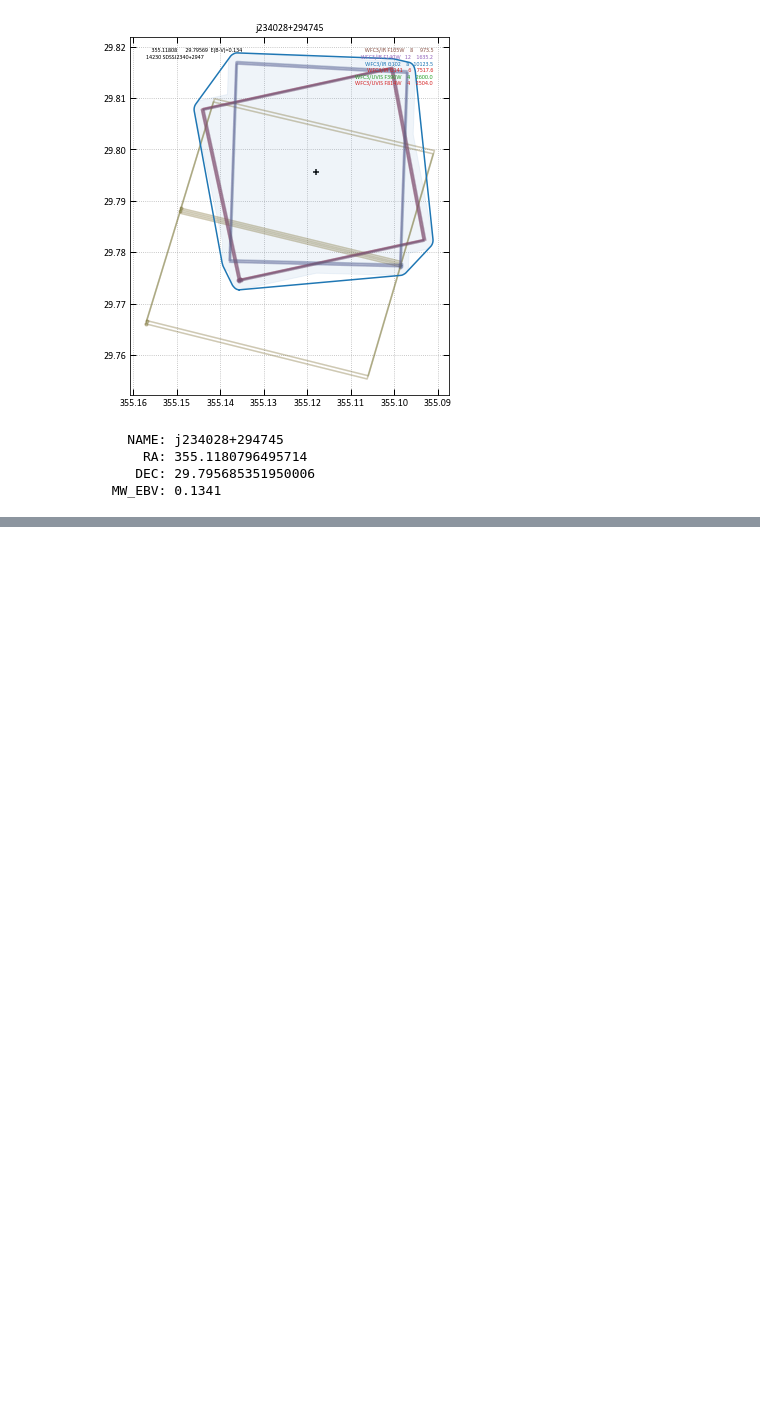
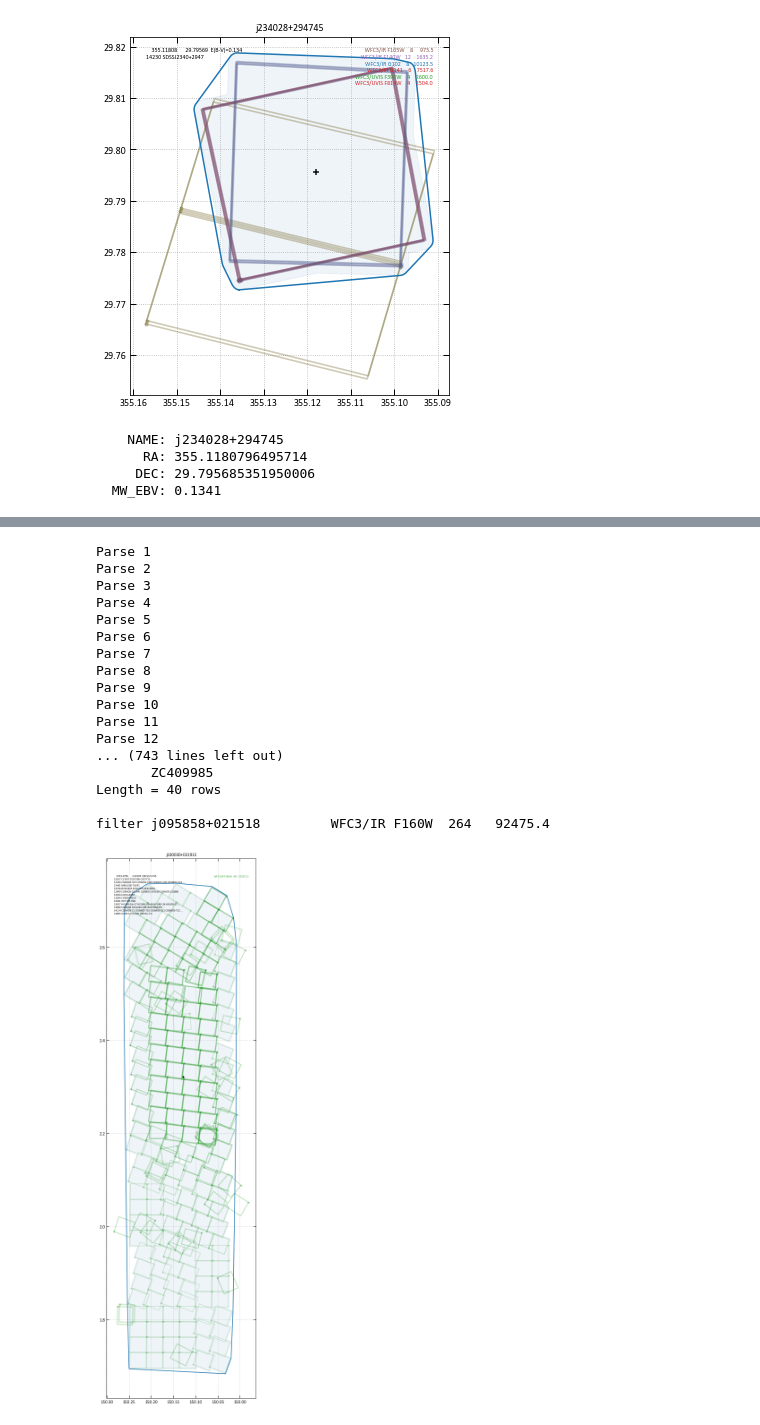
Before and after one commit to gbrammer/esa-hsaquery, a Jupyter notebook: examples/demo.ipynb, the cells around one changed output, grey strips where cells are left out. Saved outputs shown, nothing was run; the diff lists cells and outputs as text; code cells hidden in the pictures; blank space fills up the shorter version.

Commit message:
Add COSMOS mosacis to demo

```diff
--- a/examples/demo.ipynb
+++ b/examples/demo.ipynb
@@ -167,3 +167,32 @@ t[t['filter'] == 'G102'].show_in_notebook()
 | 5 | ICWX09U3Q | 2016-10-07 17:40:10.0 | 2016-10-07 18:01:53.0 | 57668.6523 | 57668.6680 | 1303 | 2017-10-08 03:43:49.0 | U3 | ... |
 | 6 | ICWX09U7Q | 2016-10-07 18:52:35.0 | 2016-10-07 19:14:18.0 | 57668.7031 | 57668.7188 | 1303 | 2017-10-08 03:43:49.0 | U7 | ... |
 | 7 | ICWX09U9Q | 2016-10-07 19:15:21.0 | 2016-10-07 19:37:04.0 | 57668.7188 | 57668.7344 | 1303 | 2017-10-08 03:43:49.0 | U9 | ... |
+# %%
+# COSMOS F160W mosaics, between DASH and CANDELS
+from hsaquery import query, overlaps
+parent = query.run_query(box=None, proposid=[14114, 12440], instruments=['WFC3'],
+                         extensions=['FLT'], filters=['F160W'], extra=[])
+
+extra = query.DEFAULT_EXTRA
+tabs = overlaps.find_overlaps(parent, buffer_arcmin=0.1, filters=['F160W'],
+                              proposid=[], instruments=['WFC3'],
+                              extra=extra, close=False)
+# %% [output]
+Parse 1
+Parse 2
+Parse 3
+Parse 4
+Parse 5
+Parse 6
+Parse 7
+Parse 8
+Parse 9
+Parse 10
+Parse 11
+Parse 12
+... (743 lines left out)
+       ZC409985
+Length = 40 rows
+
+filter j095858+021518         WFC3/IR F160W  264   92475.4
+[figure, added]
```
Also changed, not shown: parts of 1 cell of this notebook.
